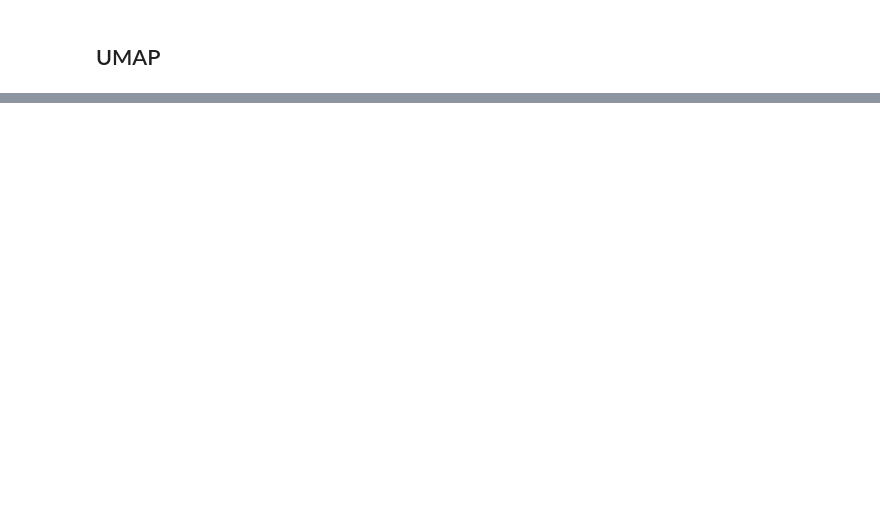
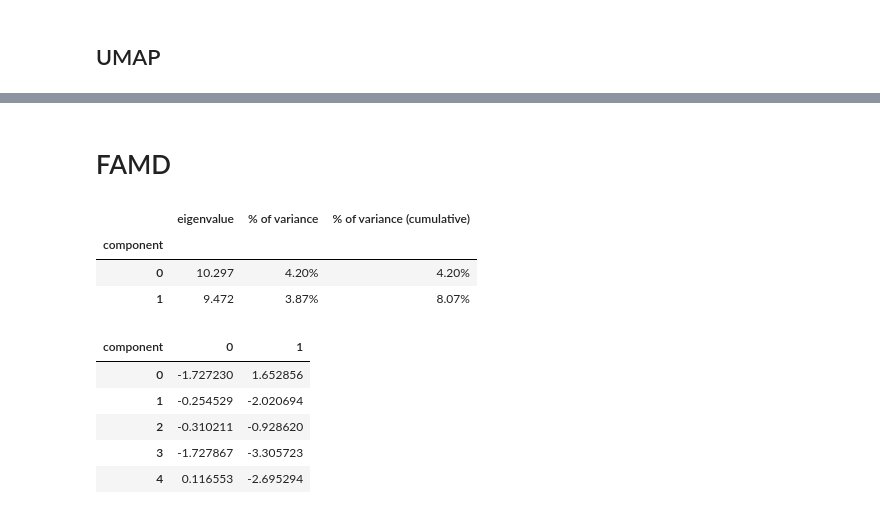
Before and after one commit to MagicalKyaru/ProjetIA_CESI, a Jupyter notebook: 1.5 Clustering.ipynb, the cells around one changed output, grey strips where cells are left out. Drawn from its saved outputs; the diff is of its cells as text; code cells hidden in the pictures; blank space fills up the shorter version.

```diff
--- a/1.5 Clustering.ipynb
+++ b/1.5 Clustering.ipynb
@@ -105,0 +185,30 @@ mca.column_contributions_.head().style.format('{:.0%}')
+# %% [markdown]
+# FAMD
+# %%
+dataset = pd.read_pickle('./Datasets/complete_dataset_no_scaling.pkl')
+# %%
+famd = prince.FAMD(
+    n_components=2,
+    n_iter=100,
+    copy=True,
+    check_input=True,
+    random_state=42,
+    engine="sklearn"
+)
+famd = famd.fit(dataset)
+# %%
+famd.eigenvalues_summary
+# %% [output]
+|  | eigenvalue | % of variance | % of variance (cumulative) |
+| component |  |  |  |
+| 0 | 10.297 | 4.20% | 4.20% |
+| 1 | 9.472 | 3.87% | 8.07% |
+# %%
+famd.row_coordinates(dataset).head()
+# %% [output]
+| component | 0 | 1 |
+| 0 | -1.727230 | 1.652856 |
+| 1 | -0.254529 | -2.020694 |
+| 2 | -0.310211 | -0.928620 |
+| 3 | -1.727867 | -3.305723 |
+| 4 | 0.116553 | -2.695294 |
```
Also changed, not shown: parts of 26 cells of this notebook.
